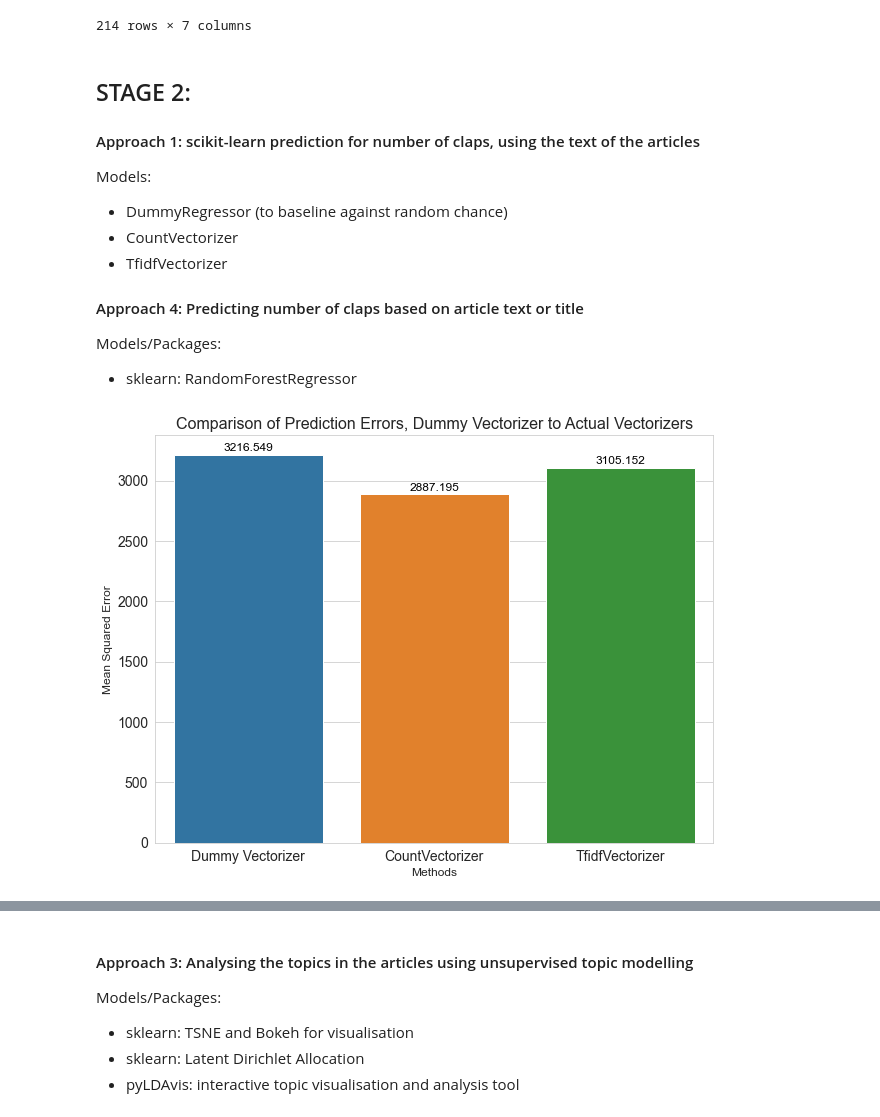
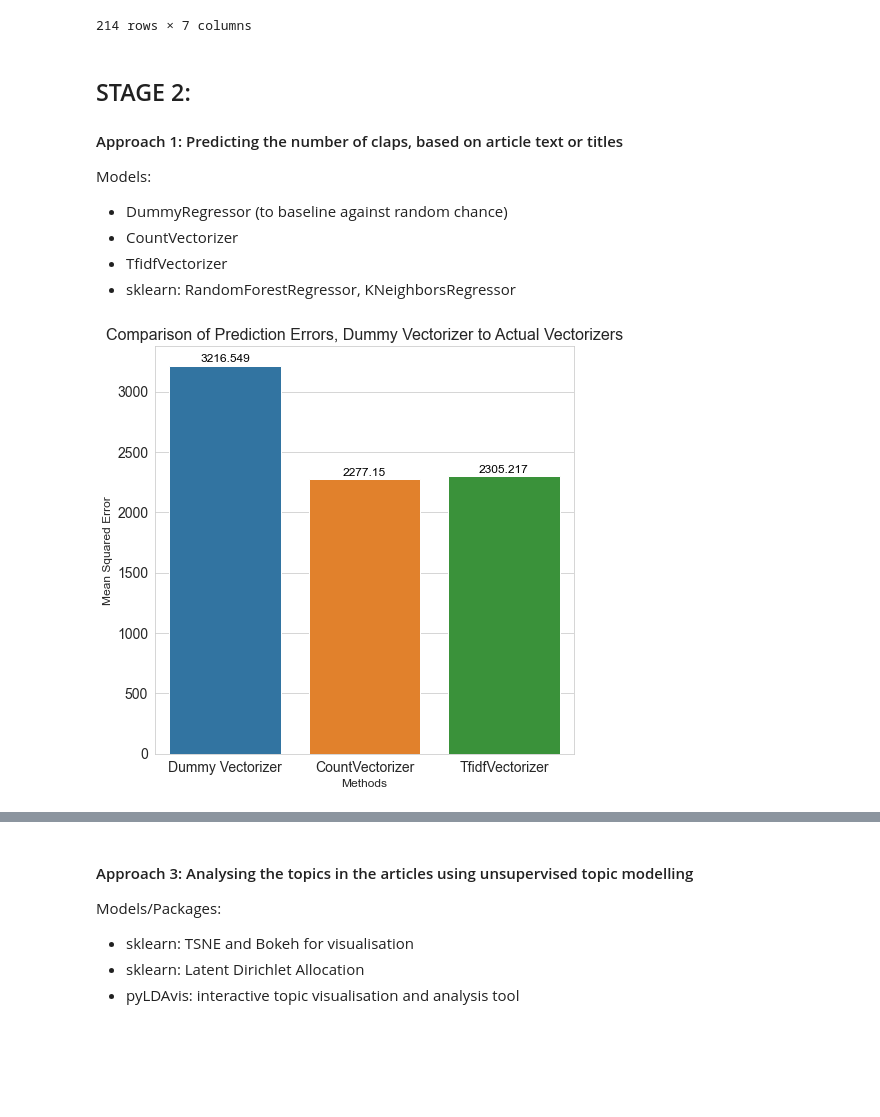
Before and after one commit to dudikbender/article-popularity-nlp, a Jupyter notebook: exploration/analysis_of_content_and_predicting_claps/analysis.ipynb, the cells around one changed output, grey strips where cells are left out. Saved outputs shown, nothing was run; the diff lists cells and outputs as text; code cells hidden in the pictures; blank space fills up the shorter version.

```diff
--- a/exploration/analysis_of_content_and_predicting_claps/analysis.ipynb
+++ b/exploration/analysis_of_content_and_predicting_claps/analysis.ipynb
@@ -230,33 +225,27 @@ articles
 # %% [markdown]
 ## STAGE 2:
 
-#### Approach 1: scikit-learn prediction for number of claps, using the text of the articles
+#### Approach 1: Predicting the number of claps, based on article text or titles
 
 Models:
 - DummyRegressor (to baseline against random chance)
 - CountVectorizer
 - TfidfVectorizer
-
-
-
-#### Approach 4: Predicting number of claps based on article text or title
-
-Models/Packages:
-- sklearn: RandomForestRegressor
+- sklearn: RandomForestRegressor, KNeighborsRegressor
 # %%
 from article_analysis.models import ArticleModeller
 
 # Instantiate the custom object
-modeller = ArticleModeller(X=articles.text, y=articles.claps)
+modeller = ArticleModeller(X=articles.title, y=articles.claps)
 
-# Select Vectorizer
+# Select Vectorizers
 vectorizers = [CountVectorizer, TfidfVectorizer]
 vectorizer_names = ['CountVectorizer', 'TfidfVectorizer']
 
 # Select sci-kit learn model for prediction
 model = RandomForestRegressor()
 
 # Run the function that combines the dummy vectorizer with our specified vectorizers and visualise the results
-x = modeller.run_dummy_and_vectorizers(vectorizers=vectorizers, model=model, vectorizer_names=vectorizer_names)
+modeller.run_dummy_and_vectorizers(vectorizers=vectorizers, model=model, vectorizer_names=vectorizer_names, figsize=(7.5,7.5))
 # %% [output]
-[figure, old version]
+[figure, new version]
```
Also changed, not shown: parts of 36 cells of this notebook, 5 other files.
